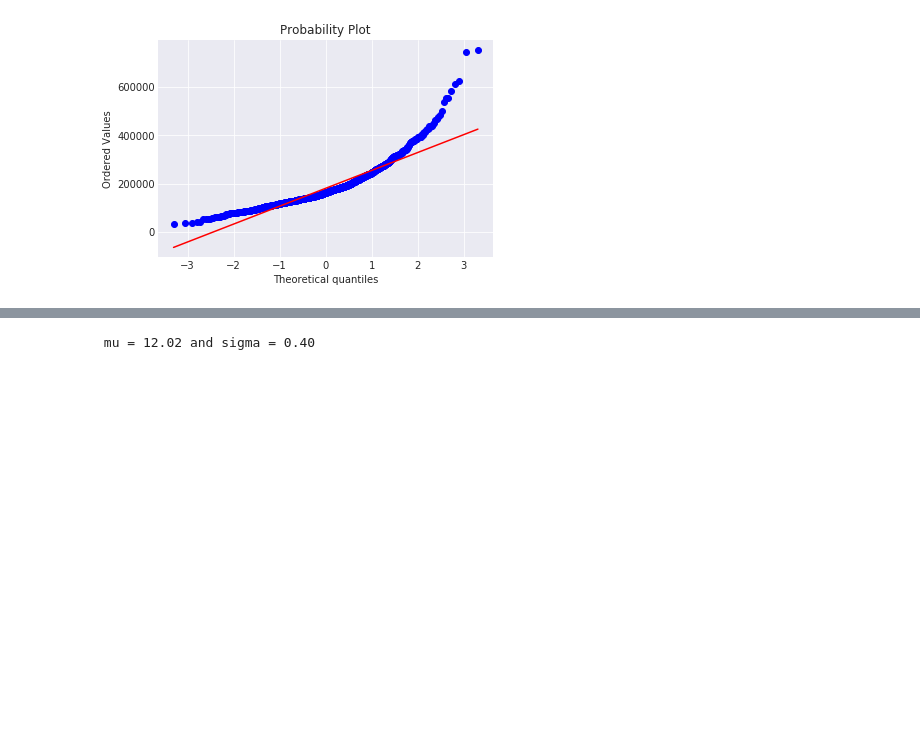
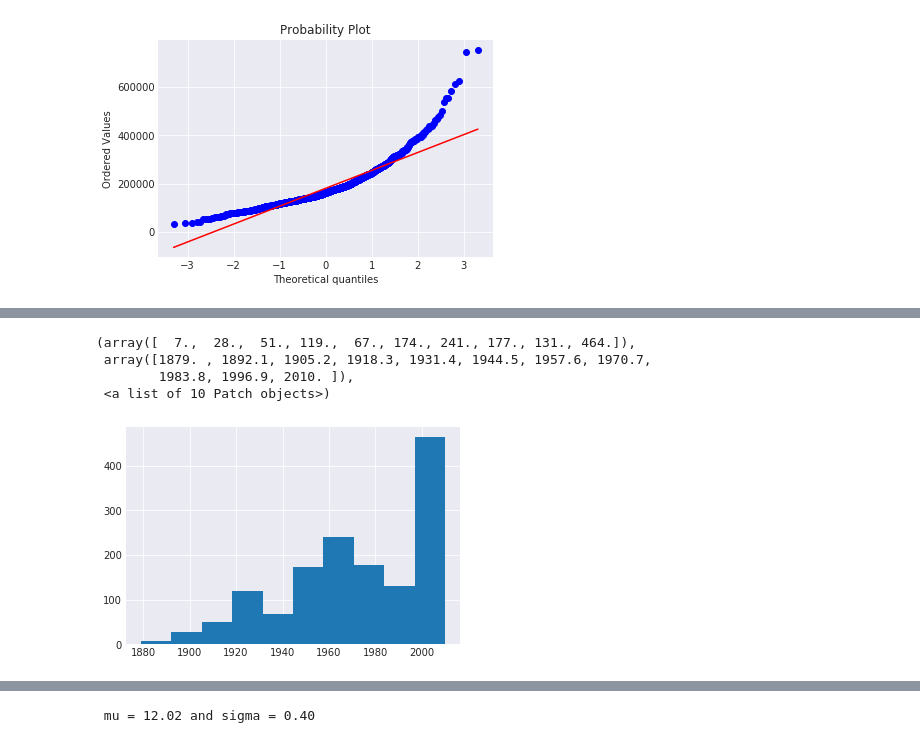
Before and after one commit to kotari/housing, a Jupyter notebook: data_prep.ipynb, the cells around one changed output, grey strips where cells are left out. Drawn from its saved outputs; the diff is of its cells as text; code cells hidden in the pictures; blank space fills up the shorter version.

```diff
--- a/data_prep.ipynb
+++ b/data_prep.ipynb
@@ -69,0 +107,8 @@ plt.show()
+# %%
+plt.hist(test['YearBuilt'])
+# %% [output]
+(array([  7.,  28.,  51., 119.,  67., 174., 241., 177., 131., 464.]),
+ array([1879. , 1892.1, 1905.2, 1918.3, 1931.4, 1944.5, 1957.6, 1970.7,
+        1983.8, 1996.9, 2010. ]),
+ <a list of 10 Patch objects>)
+[figure, added]
```
Also changed, not shown: parts of 52 cells of this notebook, 2 other files.
